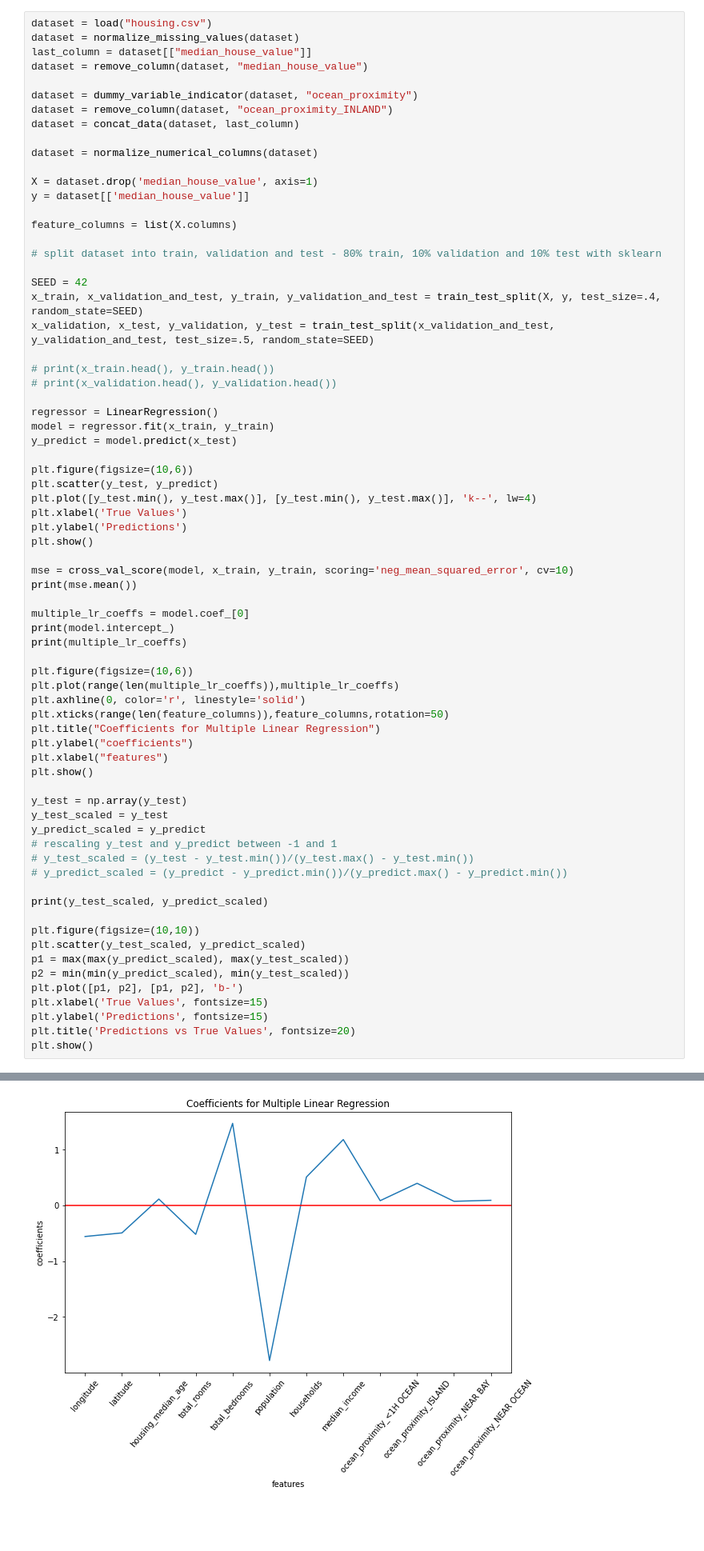
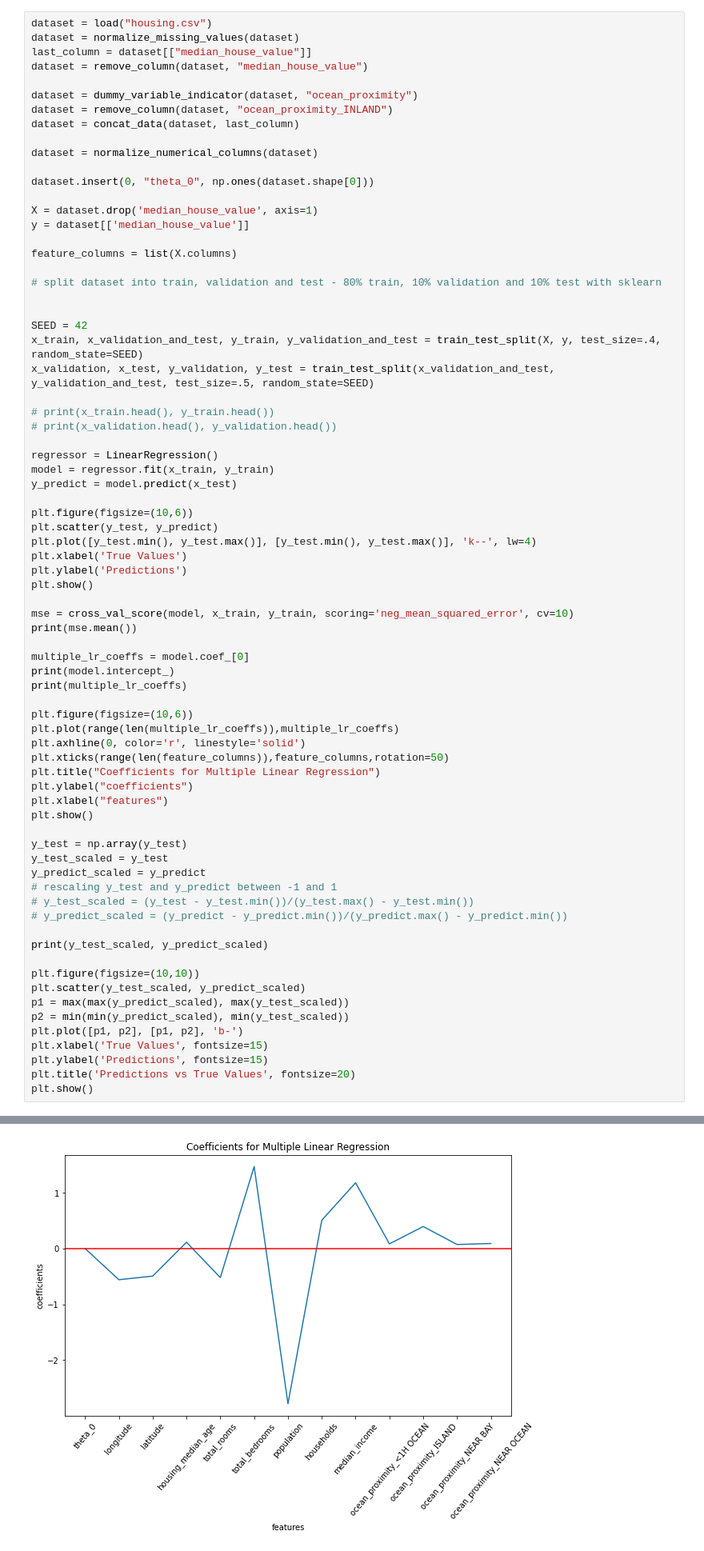
Before and after one commit to a-m-kyp/ML-HW, a Jupyter notebook: HW#2.ipynb, the cells around one changed output, grey strips where cells are left out. Shown at 80% size. Saved outputs shown, nothing was run; the diff lists cells and outputs as text; blank space fills up the shorter version.

```diff
--- a/HW#2.ipynb
+++ b/HW#2.ipynb
@@ -636,12 +773,15 @@ dataset = concat_data(dataset, last_column)
 
 dataset = normalize_numerical_columns(dataset)
 
+dataset.insert(0, "theta_0", np.ones(dataset.shape[0]))
+
 X = dataset.drop('median_house_value', axis=1)
 y = dataset[['median_house_value']]
 
 feature_columns = list(X.columns)
 
 # split dataset into train, validation and test - 80% train, 10% validation and 10% test with sklearn
+
 
 SEED = 42
 x_train, x_validation_and_test, y_train, y_validation_and_test = train_test_split(X, y, test_size=.4, random_state=SEED)
@@ -704,4 +845,4 @@ plt.show()
-[figure, old version]
+[figure, new version]
 [[0.05422864]
  [0.11134181]
  [0.31443375]
```
Also changed, not shown: parts of 10 cells of this notebook.
